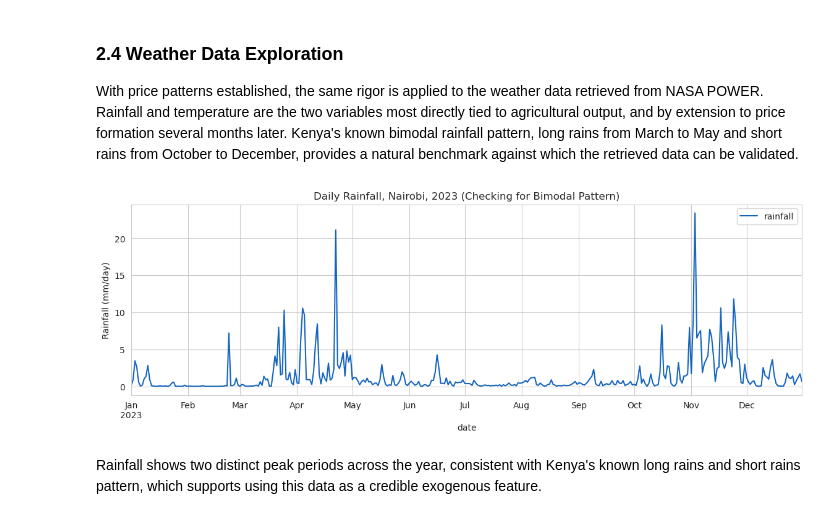
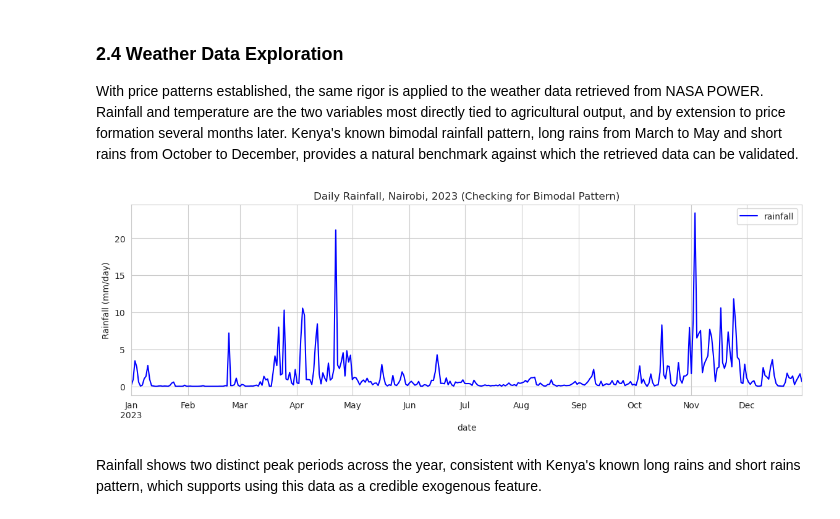
Before and after one commit to kevinkiplangat432/Predictive-Time-Series-Pipeline-using-a-Dual-Input-LSTM-and-Geospatial-Mapping, a Jupyter notebook: kenyan_prices_food.ipynb, the cells around one changed output. Cells and saved outputs as stored; diff of their text form; code cells hidden in the pictures.

```diff
--- a/kenyan_prices_food.ipynb
+++ b/kenyan_prices_food.ipynb
@@ -466,12 +461,12 @@ weather_df = pd.DataFrame({
     "rainfall": list(weather_json["PRECTOTCORR"].values()),
 })
 # %%
-weather_df.set_index("date")[["rainfall"]].plot(figsize=(14, 4), color="#1565C0")
+weather_df.set_index("date")[["rainfall"]].plot(figsize=(14, 4), color="blue")
 plt.title("Daily Rainfall, Nairobi, 2023 (Checking for Bimodal Pattern)")
 plt.ylabel("Rainfall (mm/day)")
 plt.show()
 # %% [output]
-[figure, old version]
+[figure, new version]
 # %% [markdown]
 Rainfall shows two distinct peak periods across the year, consistent with Kenya's known long rains and short rains pattern, which supports using this data as a credible exogenous feature.
 # %% [markdown]
```
Also changed, not shown: parts of 44 cells of this notebook.
